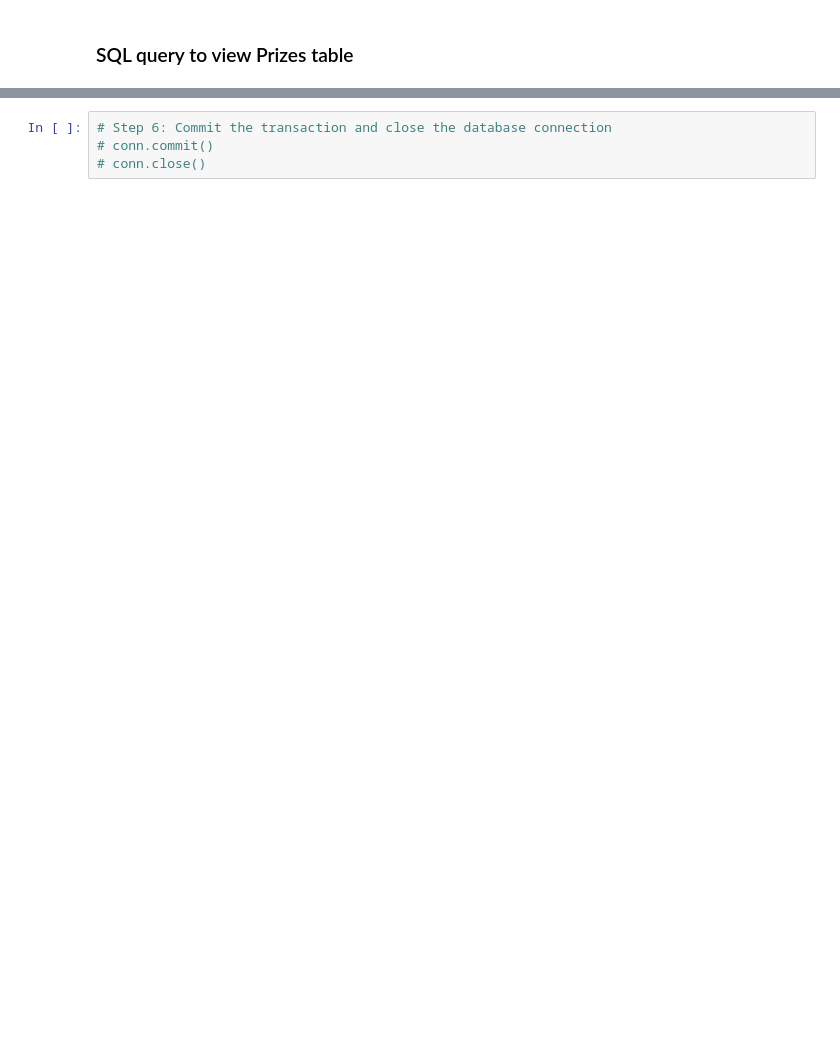
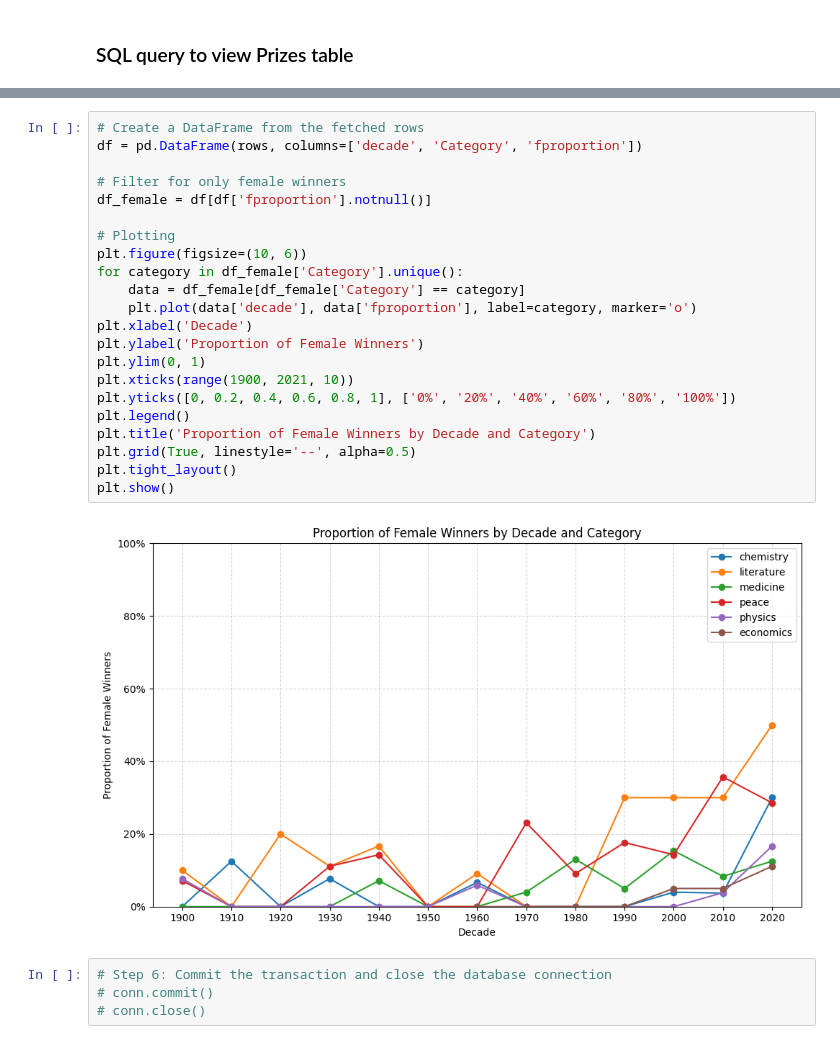
Before and after one commit to anbunambi3108/EMSE6586-FinalProject, a Jupyter notebook: Final Project - SQLite.ipynb, the cells around one changed output, grey strips where cells are left out. Cells and saved outputs as stored; diff of their text form; blank space fills up the shorter version.

```diff
--- a/Final Project - SQLite.ipynb
+++ b/Final Project - SQLite.ipynb
@@ -366,3 +678,27 @@ for item in prize_data:
+# %%
+# Create a DataFrame from the fetched rows
+df = pd.DataFrame(rows, columns=['decade', 'Category', 'fproportion'])
+
+# Filter for only female winners
+df_female = df[df['fproportion'].notnull()]
+
+# Plotting
+plt.figure(figsize=(10, 6))
+for category in df_female['Category'].unique():
+    data = df_female[df_female['Category'] == category]
+    plt.plot(data['decade'], data['fproportion'], label=category, marker='o')
+plt.xlabel('Decade')
+plt.ylabel('Proportion of Female Winners')
+plt.ylim(0, 1)
+plt.xticks(range(1900, 2021, 10))
+plt.yticks([0, 0.2, 0.4, 0.6, 0.8, 1], ['0%', '20%', '40%', '60%', '80%', '100%'])
+plt.legend()
+plt.title('Proportion of Female Winners by Decade and Category')
+plt.grid(True, linestyle='--', alpha=0.5)
+plt.tight_layout()
+plt.show()
+# %% [output]
+[figure, added]
 # %%
 # Step 6: Commit the transaction and close the database connection
 # conn.commit()
```
Also changed, not shown: parts of 18 cells of this notebook.
